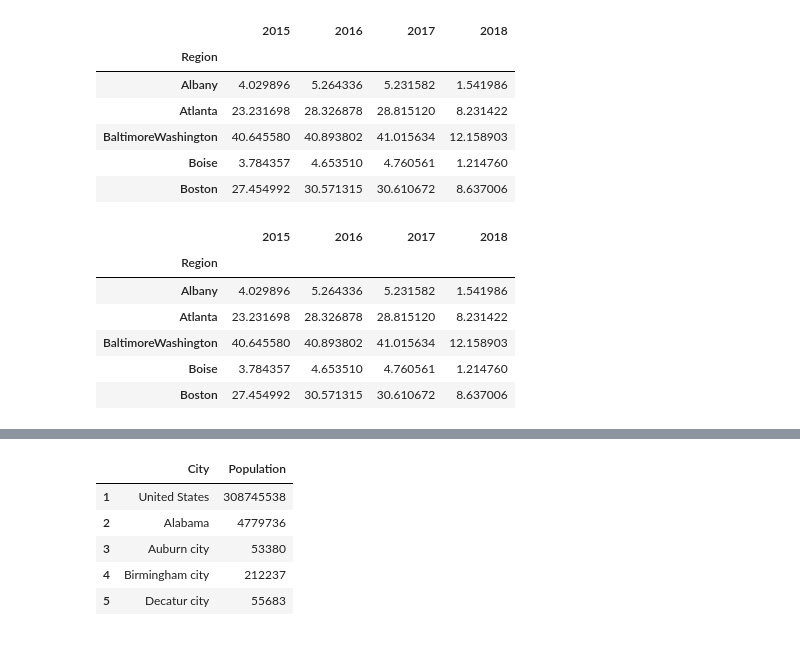
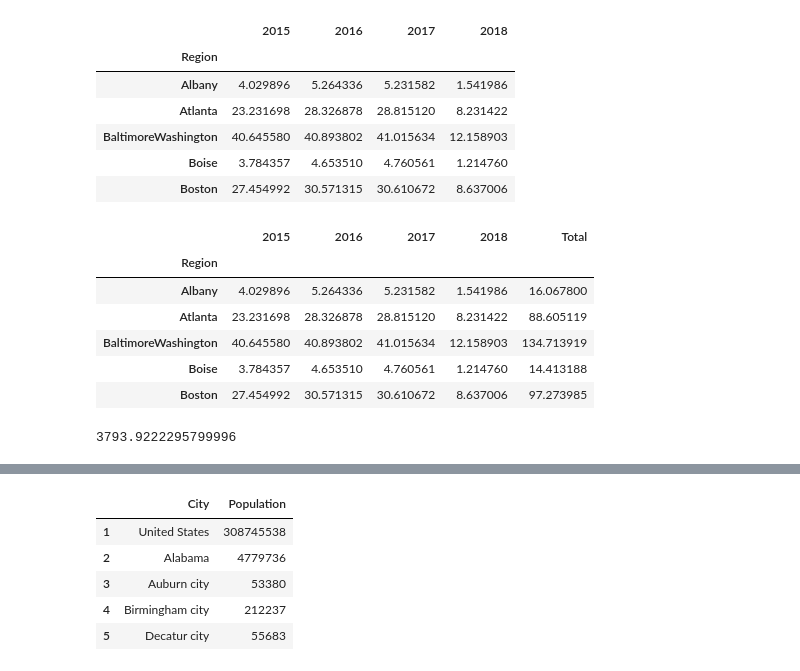
Before and after one commit to busy0312/Porject-1_-Team5, a Jupyter notebook: (Final)Avocado_data_analysis.ipynb, the cells around one changed output, grey strips where cells are left out. Cells and saved outputs as stored; diff of their text form; code cells hidden in the pictures.

```diff
--- a/(Final)Avocado_data_analysis.ipynb
+++ b/(Final)Avocado_data_analysis.ipynb
@@ -122,15 +122,20 @@ totalvol_sum.head()
 # %%
 # Remove top 8 regions
 Without_8=totalvol_sum.drop(['California','GreatLakes','Midsouth','Northeast','Plains','SouthCentral','Southeast','West'])
-Without_8.head()
+sum_column = Without_8["2015"] + Without_8["2016"]+Without_8["2017"]+Without_8["2018"]
+Without_8['Total']=sum_column
 # %% [output]
-|  | 2015 | 2016 | 2017 | 2018 |
-| Region |  |  |  |  |
-| Albany | 4.029896 | 5.264336 | 5.231582 | 1.541986 |
-| Atlanta | 23.231698 | 28.326878 | 28.815120 | 8.231422 |
-| BaltimoreWashington | 40.645580 | 40.893802 | 41.015634 | 12.158903 |
-| Boise | 3.784357 | 4.653510 | 4.760561 | 1.214760 |
-| Boston | 27.454992 | 30.571315 | 30.610672 | 8.637006 |
+|  | 2015 | 2016 | 2017 | 2018 | Total |
+| Region |  |  |  |  |  |
+| Albany | 4.029896 | 5.264336 | 5.231582 | 1.541986 | 16.067800 |
+| Atlanta | 23.231698 | 28.326878 | 28.815120 | 8.231422 | 88.605119 |
+| BaltimoreWashington | 40.645580 | 40.893802 | 41.015634 | 12.158903 | 134.713919 |
+| Boise | 3.784357 | 4.653510 | 4.760561 | 1.214760 | 14.413188 |
+| Boston | 27.454992 | 30.571315 | 30.610672 | 8.637006 | 97.273985 |
+# %%
+Without_8['Total'].sum()
+# %% [output]
+3793.9222295799996
 # %%
 # Top 8 sold the most avo
 top8=totalvol_sum.loc[['California','GreatLakes','Midsouth','Northeast','Plains','SouthCentral','Southeast','West']]
```
Also changed, not shown: parts of 2 cells of this notebook, 1 other file.
